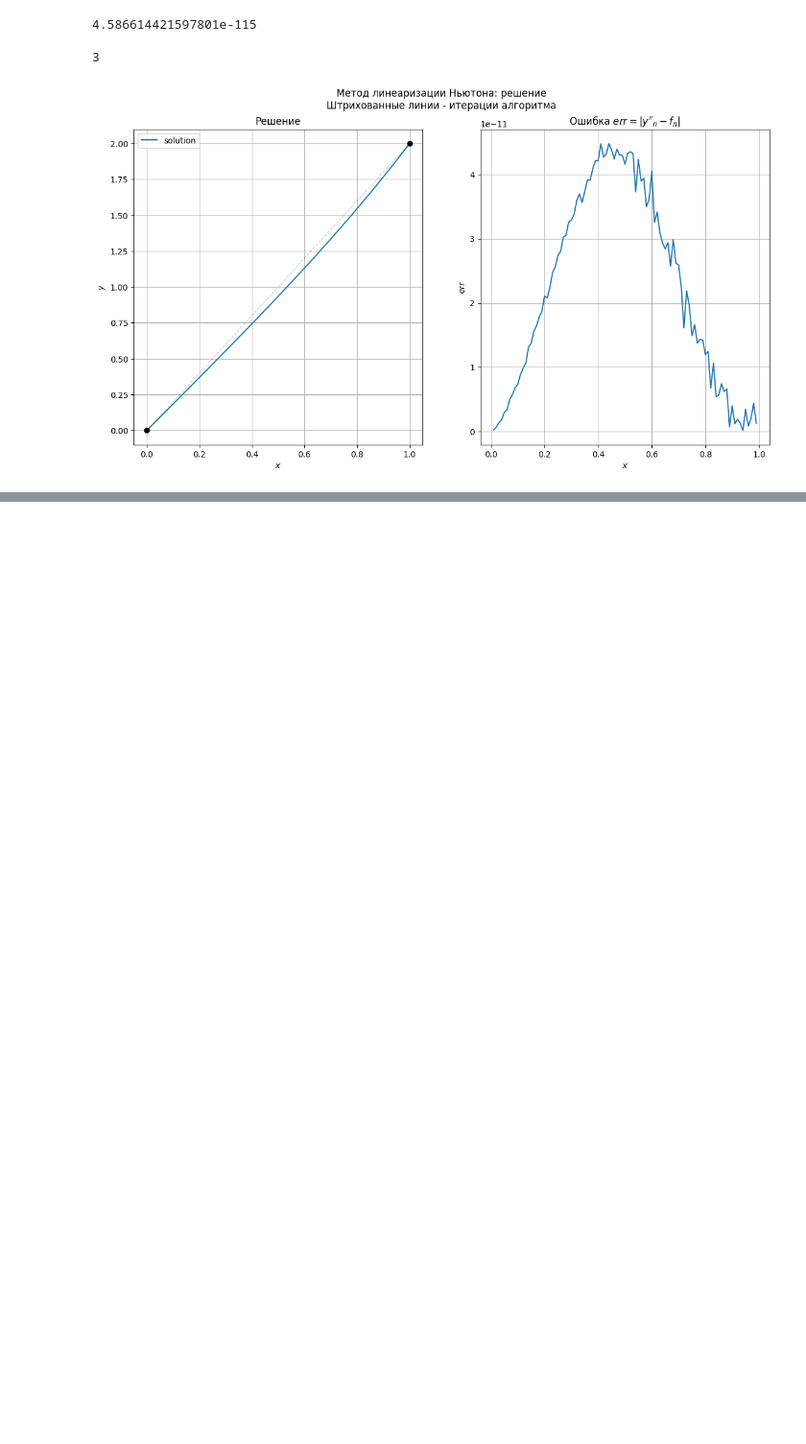
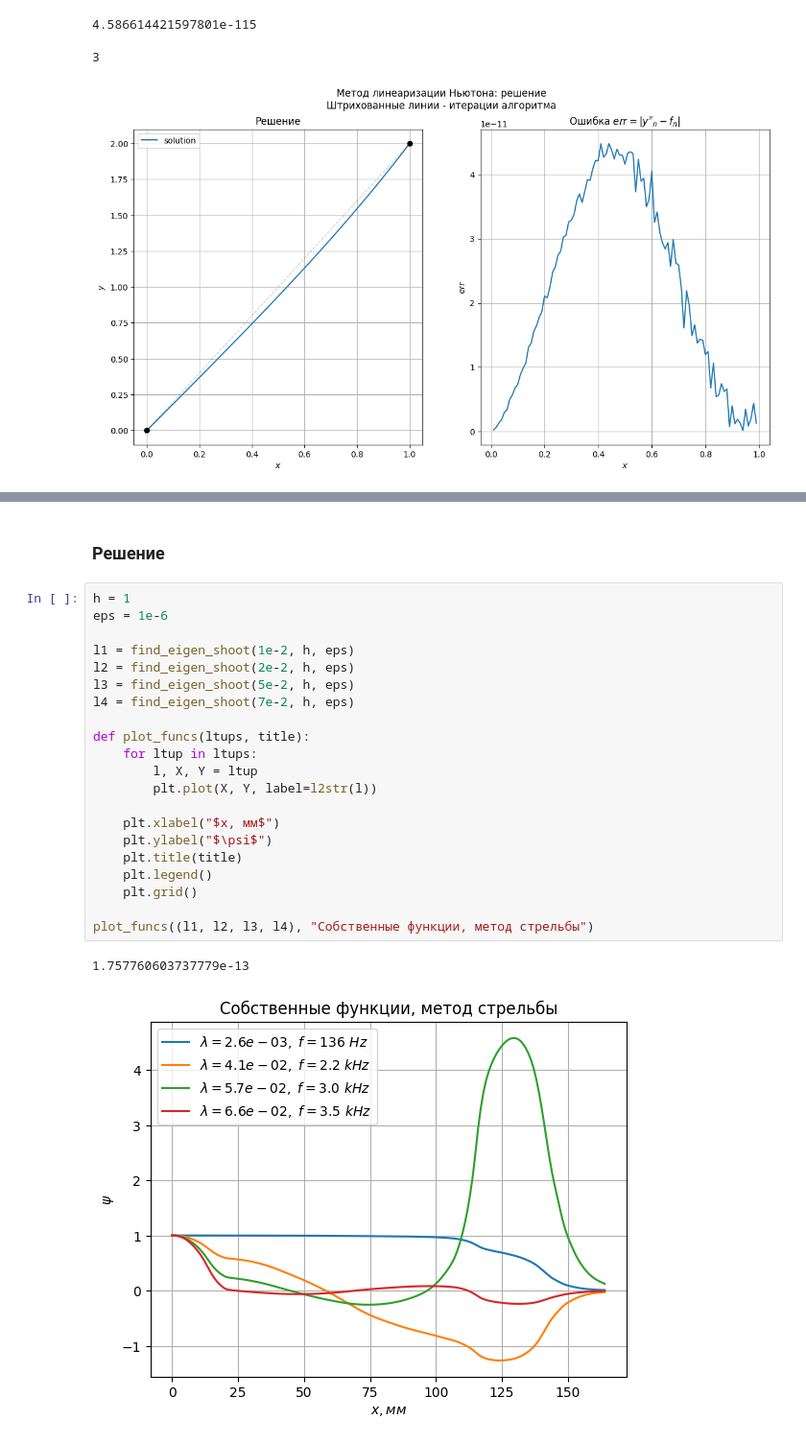
Before and after one commit to tndrd/mipt-comp-math, a Jupyter notebook: 7-8-bvalue-problem/8-bp-nonlinear.ipynb, the cells around one changed output, grey strips where cells are left out. Shown at 96% size. Saved outputs shown, nothing was run; the diff lists cells and outputs as text; blank space fills up the shorter version.

```diff
--- a/7-8-bvalue-problem/8-bp-nonlinear.ipynb
+++ b/7-8-bvalue-problem/8-bp-nonlinear.ipynb
@@ -382,0 +576,26 @@ plot_task(f_task, bp_task, solver, 1e-2, 11, "Метод линеаризаци
+# %% [markdown]
+### Решение
+# %%
+h = 1
+eps = 1e-6
+
+l1 = find_eigen_shoot(1e-2, h, eps)
+l2 = find_eigen_shoot(2e-2, h, eps)
+l3 = find_eigen_shoot(5e-2, h, eps)
+l4 = find_eigen_shoot(7e-2, h, eps)
+
+def plot_funcs(ltups, title):
+    for ltup in ltups:
+        l, X, Y = ltup
+        plt.plot(X, Y, label=l2str(l))
+
+    plt.xlabel("$x, мм$")
+    plt.ylabel("$\psi$")
+    plt.title(title)
+    plt.legend()
+    plt.grid()
+
+plot_funcs((l1, l2, l3, l4), "Собственные функции, метод стрельбы")
+# %% [output]
+1.757760603737779e-13
+[figure, added]
```
Also changed, not shown: parts of 15 cells of this notebook, 2 other files.
